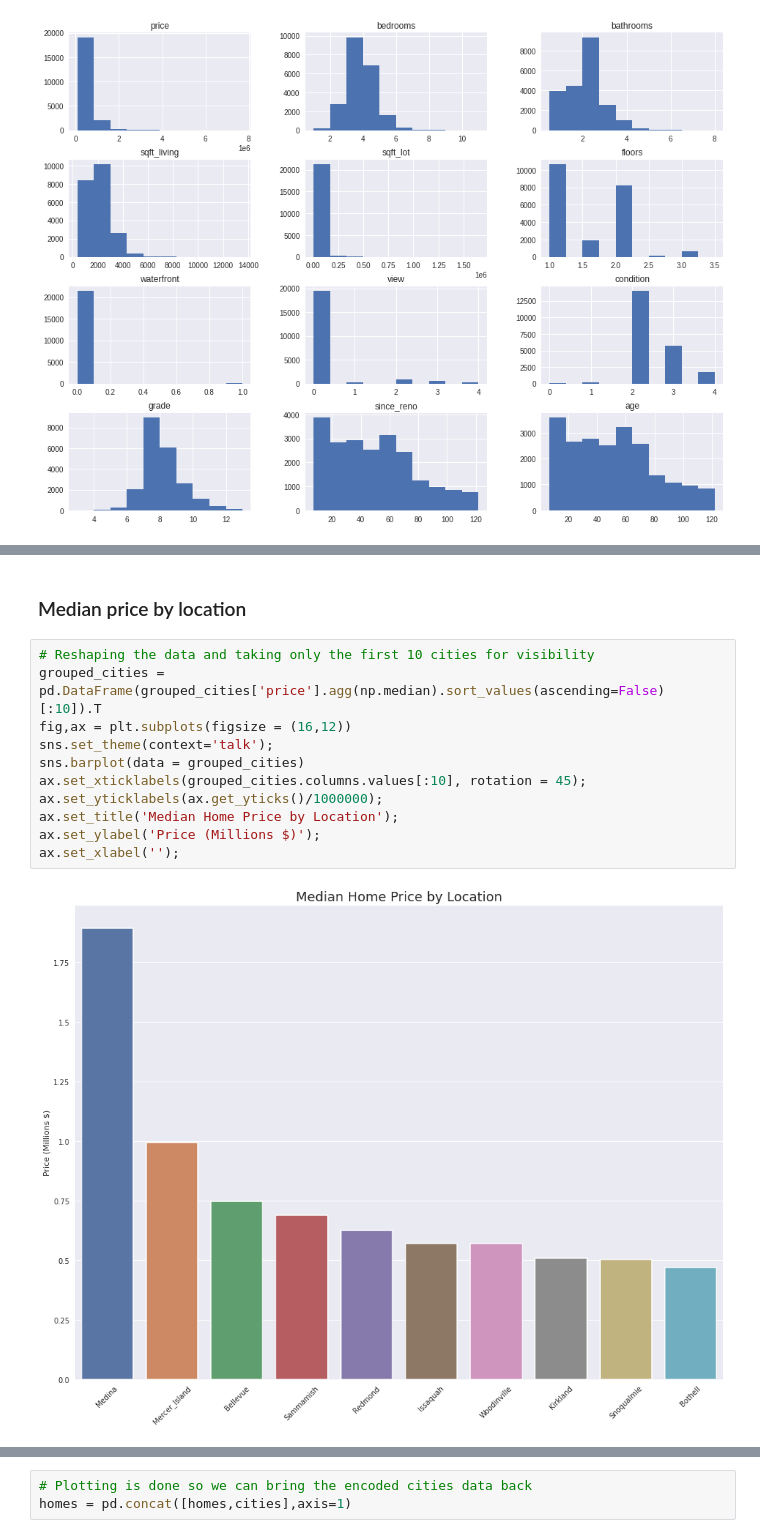
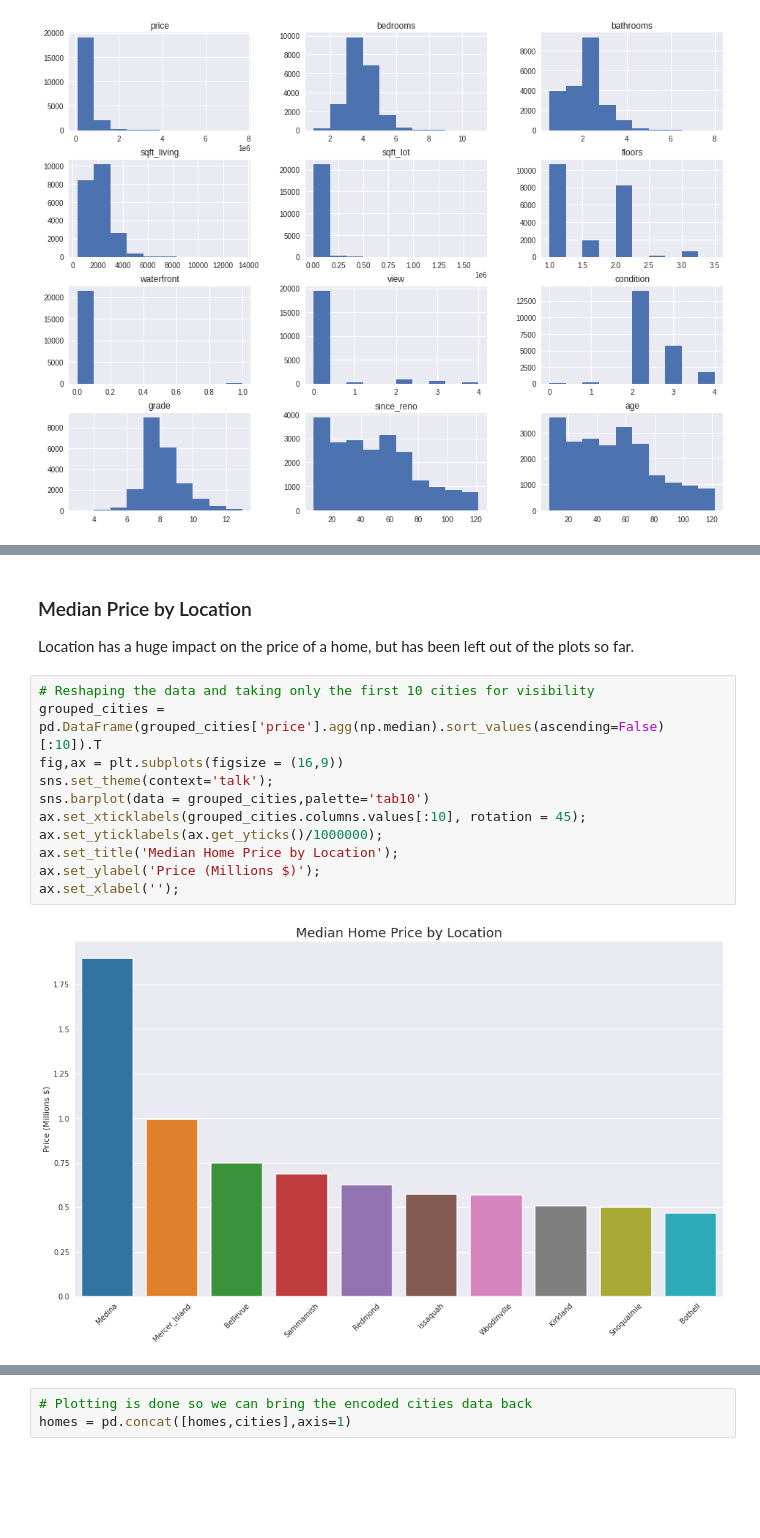
Before and after one commit to jlombino/dsc-phase-2-project-v2-3, a Jupyter notebook: Final_Notebook.ipynb, the cells around one changed output, grey strips where cells are left out. Saved outputs shown, nothing was run; the diff lists cells and outputs as text; blank space fills up the shorter version.

```diff
--- a/Final_Notebook.ipynb
+++ b/Final_Notebook.ipynb
@@ -259,15 +312,17 @@ for idx,row in enumerate(ax):
-# %% [markdown]
-<h3>Median price by location</h3>
+# %% [markdown]
+<h3>Median Price by Location</h3>
+
+Location has a huge impact on the price of a home, but has been left out of the plots so far.
 # %%
 # Reshaping the data and taking only the first 10 cities for visibility
 grouped_cities = pd.DataFrame(grouped_cities['price'].agg(np.median).sort_values(ascending=False)[:10]).T
-fig,ax = plt.subplots(figsize = (16,12))
+fig,ax = plt.subplots(figsize = (16,9))
 sns.set_theme(context='talk');
-sns.barplot(data = grouped_cities)
+sns.barplot(data = grouped_cities,palette='tab10')
 ax.set_xticklabels(grouped_cities.columns.values[:10], rotation = 45);
 ax.set_yticklabels(ax.get_yticks()/1000000);
 ax.set_title('Median Home Price by Location');
 ax.set_ylabel('Price (Millions $)');
 ax.set_xlabel('');
 # %% [output]
-[figure, old version]
+[figure, new version]
```
Also changed, not shown: parts of 54 cells of this notebook, 1 other file.
